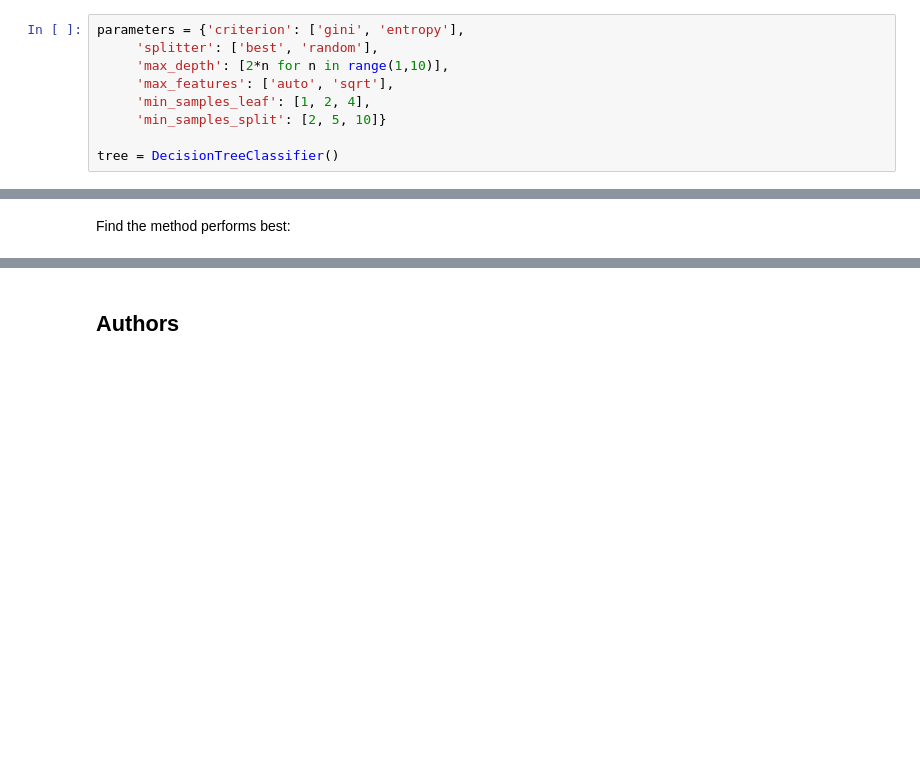
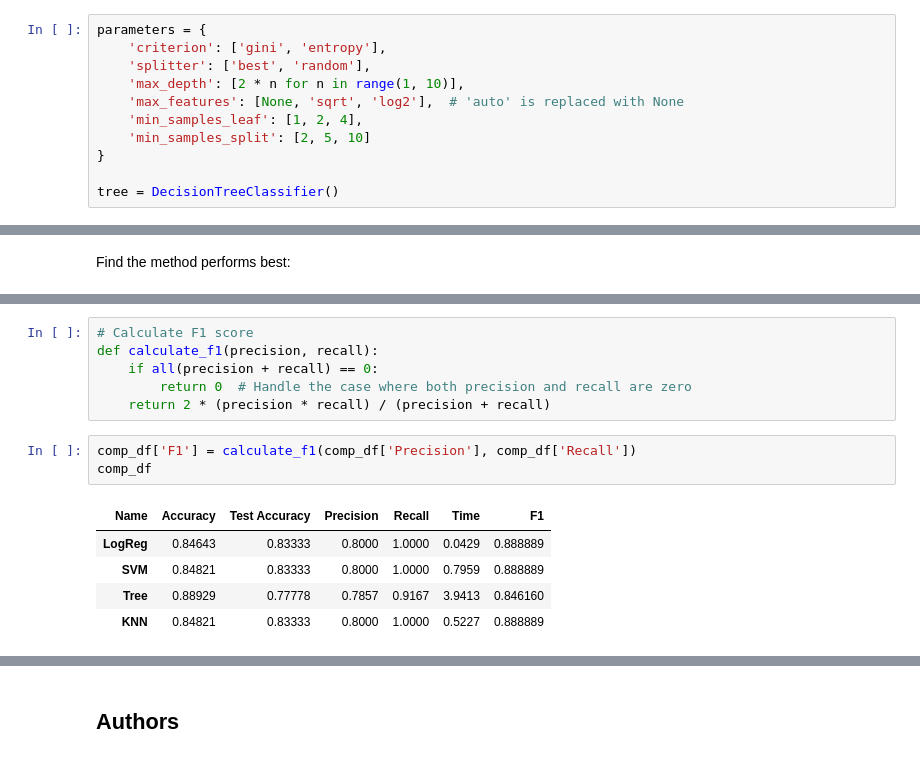
Before and after one commit to andreypomortsev/spacey-ibm-ds-project, a Jupyter notebook: spacex_machine_learning_prediction.ipynb, the cells around one changed output, grey strips where cells are left out. Saved outputs shown, nothing was run; the diff lists cells and outputs as text; blank space fills up the shorter version.

```diff
--- a/spacex_machine_learning_prediction.ipynb
+++ b/spacex_machine_learning_prediction.ipynb
@@ -254,12 +253,14 @@ plot_confusion_matrix(Y_test,yhat)
 # %% [markdown]
 Create a decision tree classifier object then  create a  <code>GridSearchCV</code> object  <code>tree_cv</code> with cv = 10.  Fit the object to find the best parameters from the dictionary <code>parameters</code>.
 # %%
-parameters = {'criterion': ['gini', 'entropy'],
-     'splitter': ['best', 'random'],
-     'max_depth': [2*n for n in range(1,10)],
-     'max_features': ['auto', 'sqrt'],
-     'min_samples_leaf': [1, 2, 4],
-     'min_samples_split': [2, 5, 10]}
+parameters = {
+    'criterion': ['gini', 'entropy'],
+    'splitter': ['best', 'random'],
+    'max_depth': [2 * n for n in range(1, 10)],
+    'max_features': [None, 'sqrt', 'log2'],  # 'auto' is replaced with None
+    'min_samples_leaf': [1, 2, 4],
+    'min_samples_split': [2, 5, 10]
+}
 
 tree = DecisionTreeClassifier()
 # %%
@@ -364,0 +384,15 @@ Find the method performs best:
+# %%
+# Calculate F1 score
+def calculate_f1(precision, recall):
+    if all(precision + recall) == 0:
+        return 0  # Handle the case where both precision and recall are zero
+    return 2 * (precision * recall) / (precision + recall)
+# %%
+comp_df['F1'] = calculate_f1(comp_df['Precision'], comp_df['Recall'])
+comp_df
+# %% [output]
+| Name | Accuracy | Test Accuracy | Precision | Recall | Time | F1 |
+| LogReg | 0.84643 | 0.83333 | 0.8000 | 1.0000 | 0.0429 | 0.888889 |
+| SVM | 0.84821 | 0.83333 | 0.8000 | 1.0000 | 0.7959 | 0.888889 |
+| Tree | 0.88929 | 0.77778 | 0.7857 | 0.9167 | 3.9413 | 0.846160 |
+| KNN | 0.84821 | 0.83333 | 0.8000 | 1.0000 | 0.5227 | 0.888889 |
```
Also changed, not shown: parts of 8 cells of this notebook.
